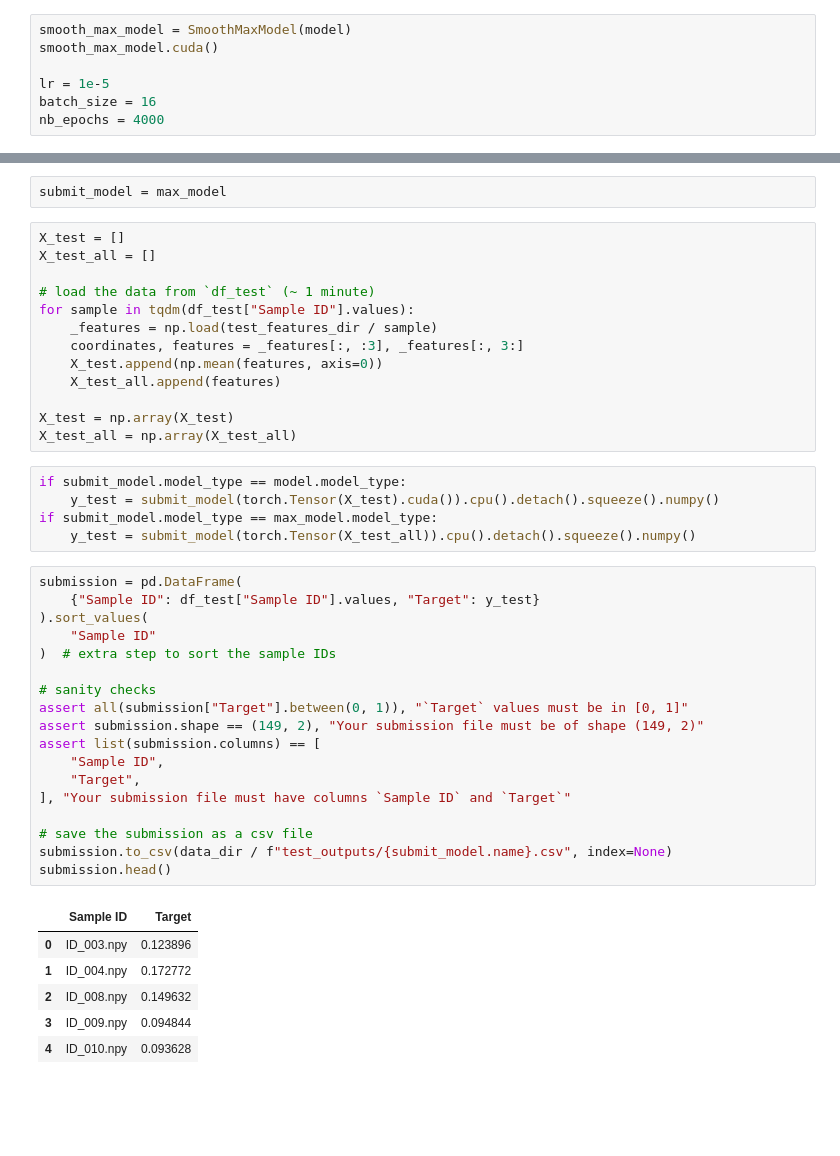
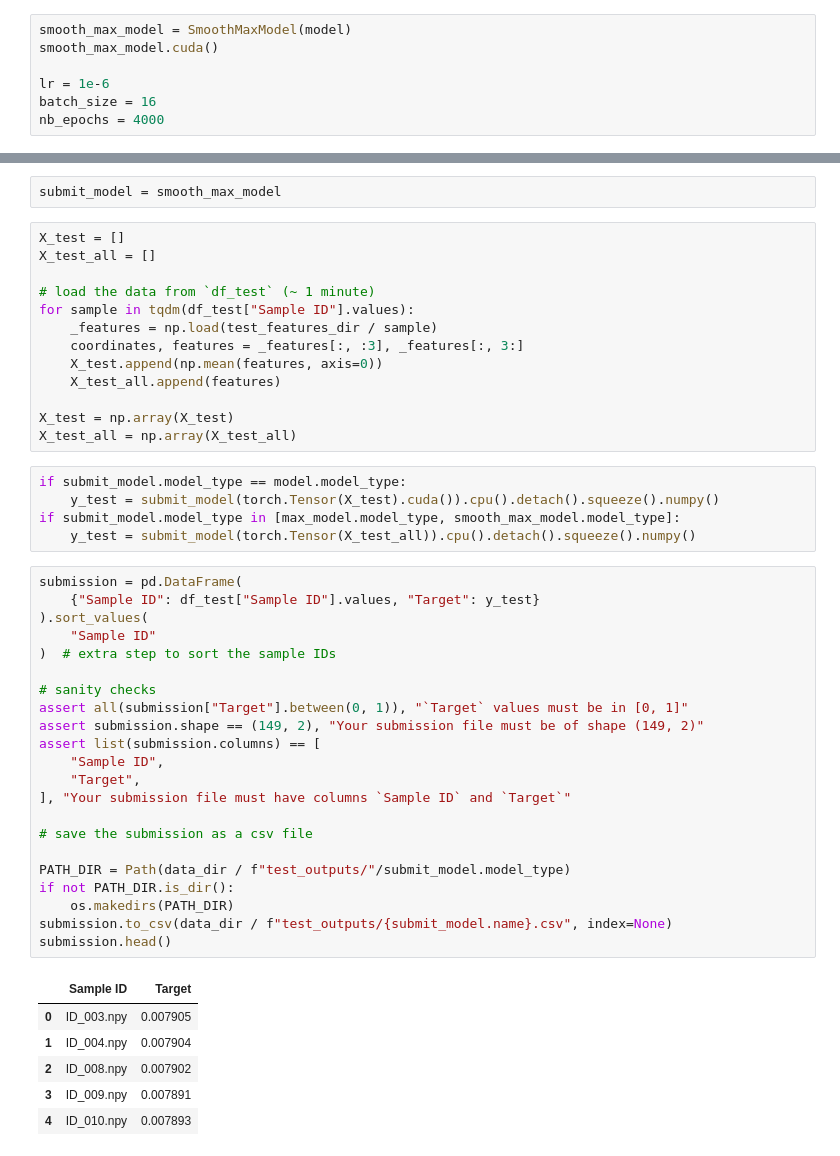
Before and after one commit to StanislasDOZIAS/OWKIN_challenge, a Jupyter notebook: MLP.ipynb, the cells around one changed output, grey strips where cells are left out. Cells and saved outputs as stored; diff of their text form; blank space fills up the shorter version.

Commit message:
added SmoothMax results

```diff
--- a/MLP.ipynb
+++ b/MLP.ipynb
@@ -386,7 +391,7 @@ val score: 0.6284584980237155
 smooth_max_model = SmoothMaxModel(model)
 smooth_max_model.cuda()
 
-lr = 1e-5
+lr = 1e-6
 batch_size = 16
 nb_epochs = 4000
 # %%
@@ -496,7 +501,7 @@ ValueError:
 # %% [markdown]
 ## Inference for submission
 # %%
-submit_model = max_model
+submit_model = smooth_max_model
 # %%
 X_test = []
 X_test_all = []
@@ -513,30 +518,34 @@ X_test_all = np.array(X_test_all)
 # %%
 if submit_model.model_type == model.model_type:
     y_test = submit_model(torch.Tensor(X_test).cuda()).cpu().detach().squeeze().numpy()
-if submit_model.model_type == max_model.model_type:
+if submit_model.model_type in [max_model.model_type, smooth_max_model.model_type]:
     y_test = submit_model(torch.Tensor(X_test_all)).cpu().detach().squeeze().numpy()
 # %%
 submission = pd.DataFrame(
     {"Sample ID": df_test["Sample ID"].values, "Target": y_test}
 ).sort_values(
     "Sample ID"
 )  # extra step to sort the sample IDs
 
 # sanity checks
 assert all(submission["Target"].between(0, 1)), "`Target` values must be in [0, 1]"
 assert submission.shape == (149, 2), "Your submission file must be of shape (149, 2)"
 assert list(submission.columns) == [
     "Sample ID",
     "Target",
 ], "Your submission file must have columns `Sample ID` and `Target`"
 
 # save the submission as a csv file
+
+PATH_DIR = Path(data_dir / f"test_outputs/"/submit_model.model_type)
+if not PATH_DIR.is_dir():
+    os.makedirs(PATH_DIR)
 submission.to_csv(data_dir / f"test_outputs/{submit_model.name}.csv", index=None)
 submission.head()
 # %% [output]
 |  | Sample ID | Target |
-| 0 | ID_003.npy | 0.123896 |
-| 1 | ID_004.npy | 0.172772 |
-| 2 | ID_008.npy | 0.149632 |
-| 3 | ID_009.npy | 0.094844 |
-| 4 | ID_010.npy | 0.093628 |
+| 0 | ID_003.npy | 0.007905 |
+| 1 | ID_004.npy | 0.007904 |
+| 2 | ID_008.npy | 0.007902 |
+| 3 | ID_009.npy | 0.007891 |
+| 4 | ID_010.npy | 0.007893 |
```
Also changed, not shown: parts of 9 cells of this notebook, 1 other file.
